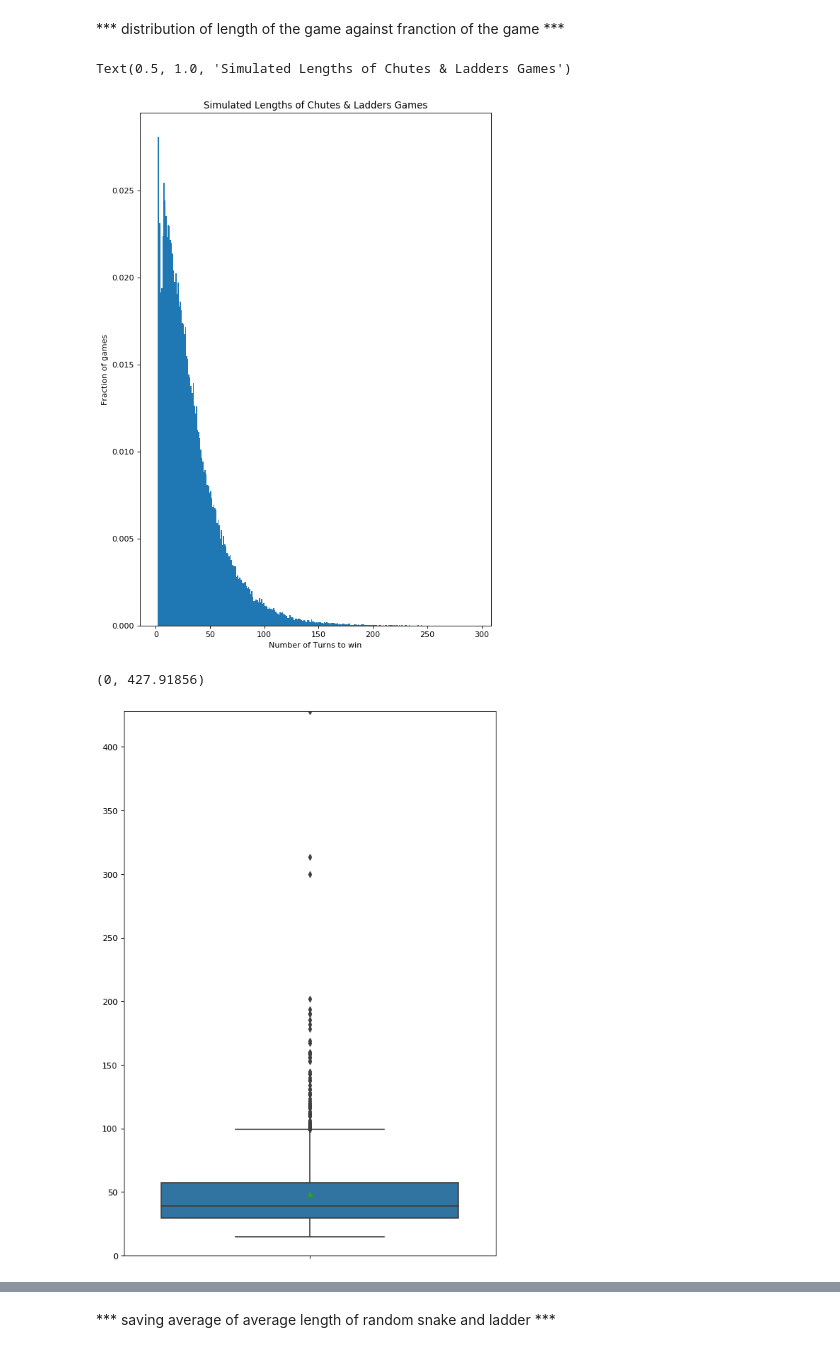
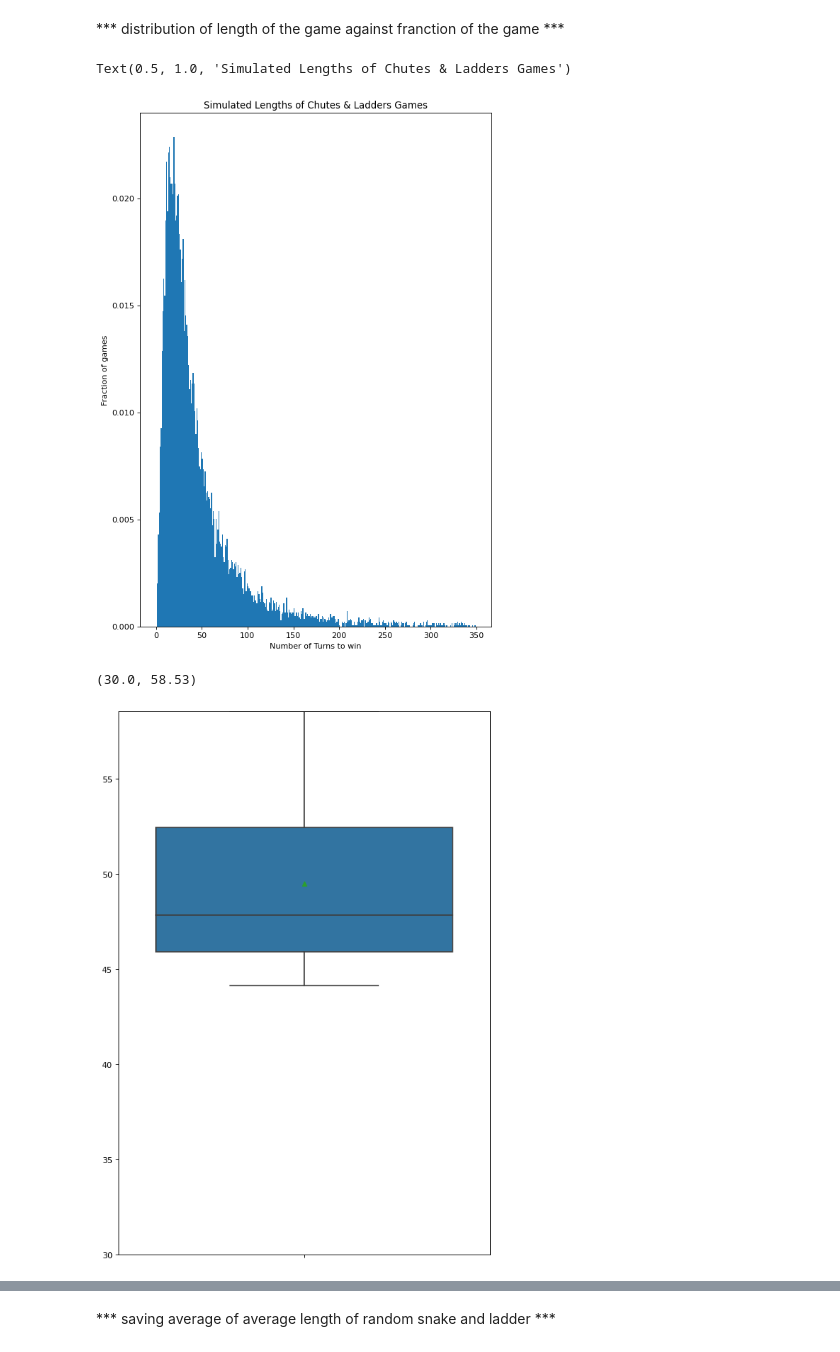
Before and after one commit to tonnyhideyori/algo_thesis, a Jupyter notebook: snake_and_ladder.ipynb, the cells around one changed output, grey strips where cells are left out. Drawn from its saved outputs; the diff is of its cells as text; code cells hidden in the pictures.

```diff
--- a/snake_and_ladder.ipynb
+++ b/snake_and_ladder.ipynb
@@ -77,3 +91,9 @@ def NumberOfGame(number,snakes):
+# %%
+def NumberOfGame3(number):
+    countlist = []
+    for num in range(0, number):
+        countlist.append(gamesimulation(RandomSnake(10,9), dice))
+    return countlist
 # %% [markdown]
 *** Function is to presenting the result of the game ***
 # %%
@@ -187,26 +206,28 @@ plt.ylim(0,(max(countlist))[0])
 *** distribution of length of the game against franction of the game ***
 # %%
 figure(num=None, figsize=(8, 12), dpi=80, facecolor='w', edgecolor='k')
-plt.hist(countList,bins=range((max(countlist))[0]),density=True)
+plt.hist(countList,bins=range(350),density=True)
 plt.xlabel('Number of Turns to win')
 plt.ylabel('Fraction of games')
 plt.title('Simulated Lengths of Chutes & Ladders Games')
 # %% [output]
 Text(0.5, 1.0, 'Simulated Lengths of Chutes & Ladders Games')
-[figure, old version]
+[figure, new version]
 # %%
 acc=[]
-for i in range(0,1000):
-    acc.append(average(NumberOfGame(100000,RandomSnake(10,9))))
+for i in range(0,10):
+    acc.append(average(NumberOfGame3(100)))
+with open('avg_omly_game_random_snake', 'wb') as fp:
+    pickle.dump(acc, fp)
 # %%
 avg=np.array(acc)
 # %%
 figure(num=None, figsize=(8, 12), dpi=80, facecolor='w', edgecolor='k')
 ax = sns.boxplot(avg,orient="v",showmeans=True)
-plt.ylim(0,(max(avg)))
+plt.ylim(30,(max(avg)))
 # %% [output]
-(0, 427.91856)
+(30.0, 58.53)
-[figure, old version]
+[figure, new version]
 # %%
 figure(num=None, figsize=(8, 12), dpi=80, facecolor='w', edgecolor='k')
 plt.hist(countList,bins=range(int((max(avg)))),density=True)
```
Also changed, not shown: parts of 30 cells of this notebook, 4 other files.
